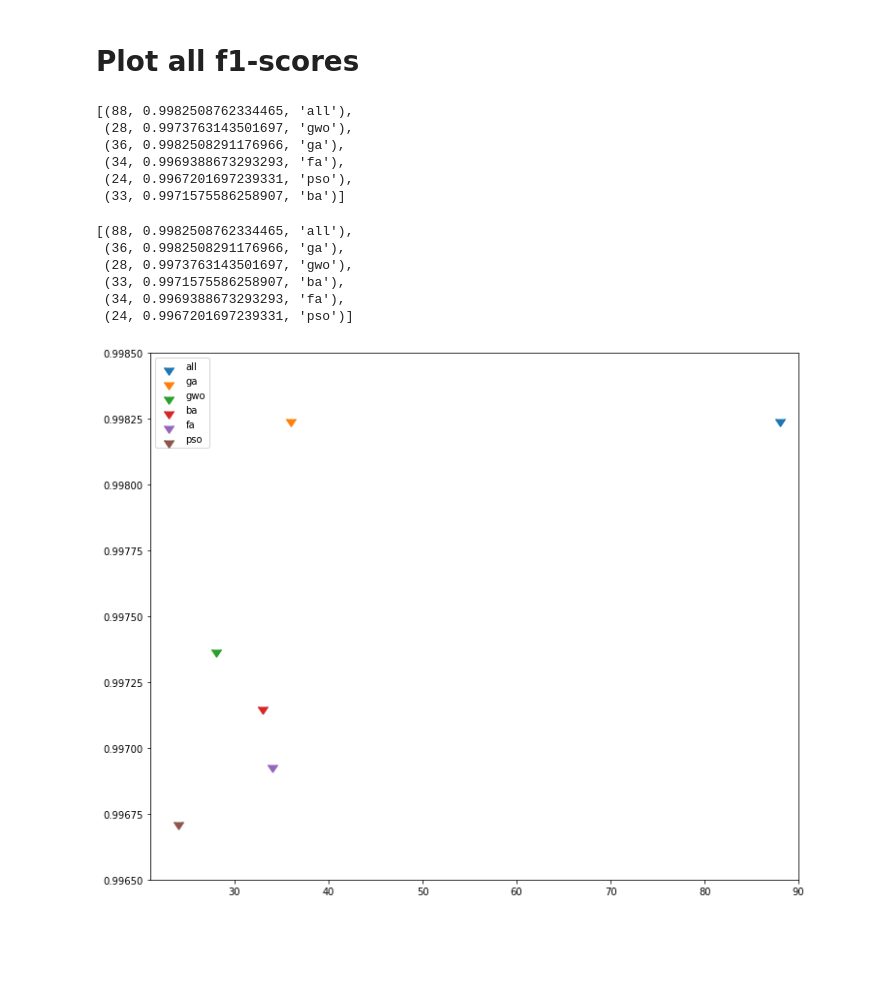
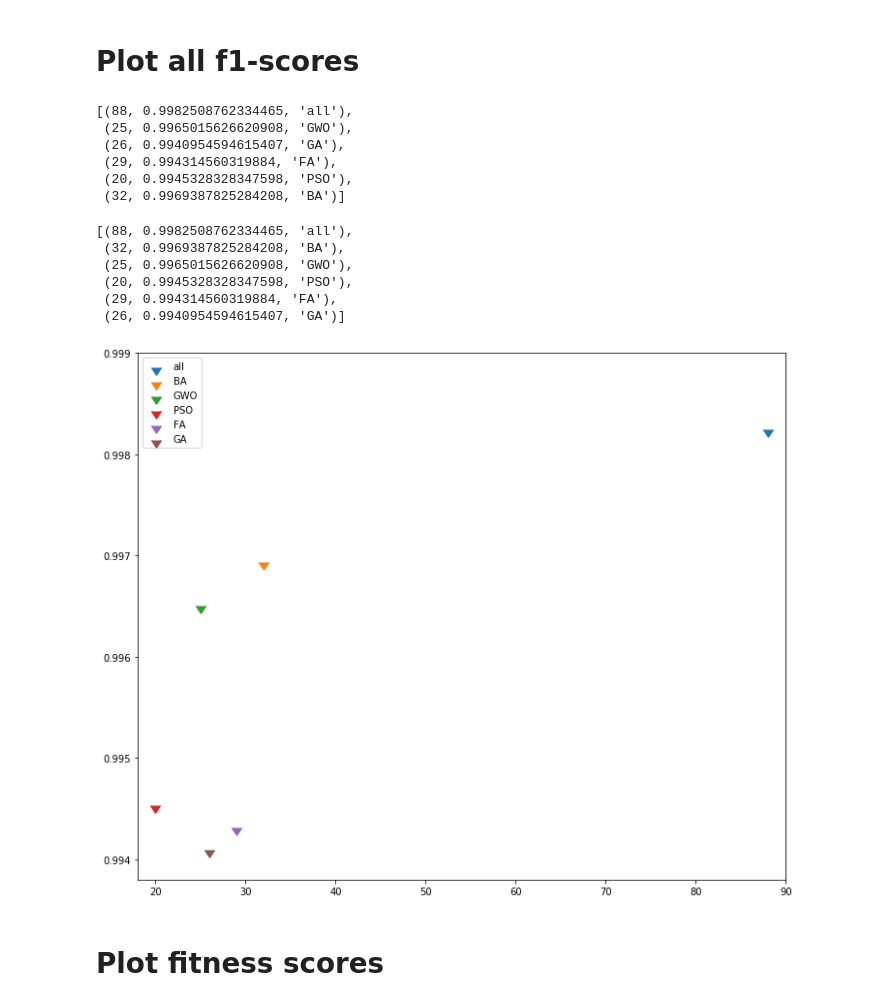
Before and after one commit to MichaelaBalazova/pripoc-projekt, a Jupyter notebook: jupyter_ntbks/pripoc-projekt-GWO-75gens.ipynb, the cells around one changed output. Saved outputs shown, nothing was run; the diff lists cells and outputs as text; code cells hidden in the pictures; blank space fills up the shorter version.

Commit message:
added new notebooks with gen expriments and removed experiments with different fitness function

```diff
--- a/jupyter_ntbks/pripoc-projekt-GWO-75gens.ipynb
+++ b/jupyter_ntbks/pripoc-projekt-GWO-75gens.ipynb
@@ -88,6 +103,6 @@ all_scores = []
 # %%
-num, f1 = get_f1macro_xgbclassif()
-all_scores.append((num, f1, 'all'))
-print(num, 'features, f1 =', f1)
+all_num, all_f1 = get_f1macro_xgbclassif()
+all_f1_scores.append((all_num, all_f1, 'all'))
+print(all_num, 'features, f1 =', all_f1)
 # %% [output]
 88 features, f1 = 0.9982508762334465
@@ -256,14 +268,15 @@ executed time = 522.994886636734 sec
 # ParticleSwarmOptimization
 # %%
 opti = FeatureSelectionOptimizer(optimizer = ParticleSwarmOptimization())
-fitness, number_columns, names_columns, indexes, exe_time = opti.run()
+PSO_fitness, PSO_number_columns, PSO_names_columns, PSO_indexes, PSO_exe_time = opti.run()
 
-num, f1 = get_f1macro_xgbclassif(X__train=X_train.iloc[:, indexes], X__test=X_test.iloc[:, indexes])
-all_scores.append((num, f1, 'pso'))
+PSO_num, PSO_f1 = get_f1macro_xgbclassif(X__train=X_train.iloc[:, PSO_indexes], X__test=X_test.iloc[:, PSO_indexes])
+all_f1_scores.append((PSO_num, PSO_f1, 'PSO'))
+all_fitness_scores.append((PSO_num, PSO_fitness, 'PSO'))
 
 print('---------------------------------------')
-print('BEST -->', number_columns, 'FEATURES - fitness =', fitness)
-print('executed time =', exe_time, 'sec')
+print('BEST -->', PSO_number_columns, 'FEATURES - fitness =', PSO_fitness)
+print('executed time =', PSO_exe_time, 'sec')
 print('---------------------------------------')
-print(num, 'features, f1 =', f1)
+print(PSO_num, 'features, f1 =', PSO_f1)
 # %% [output]
@@ -281,14 +294,15 @@ executed time = 472.8686010837555 sec
 # BatAlgorithm
 # %%
 opti = FeatureSelectionOptimizer(optimizer = BatAlgorithm())
-fitness, number_columns, names_columns, indexes, exe_time = opti.run()
+BA_fitness, BA_number_columns, BA_names_columns, BA_indexes, BA_exe_time = opti.run()
 
-num, f1 = get_f1macro_xgbclassif(X__train=X_train.iloc[:, indexes], X__test=X_test.iloc[:, indexes])
-all_scores.append((num, f1, 'ba'))
+BA_num, BA_f1 = get_f1macro_xgbclassif(X__train=X_train.iloc[:, BA_indexes], X__test=X_test.iloc[:, BA_indexes])
+all_f1_scores.append((BA_num, BA_f1, 'BA'))
+all_fitness_scores.append((BA_num, BA_fitness, 'BA'))
 
 print('---------------------------------------')
-print('BEST -->', number_columns, 'FEATURES - fitness =', fitness)
-print('executed time =', exe_time, 'sec')
+print('BEST -->', BA_number_columns, 'FEATURES - fitness =', BA_fitness)
+print('executed time =', BA_exe_time, 'sec')
 print('---------------------------------------')
-print(num, 'features, f1 =', f1)
+print(BA_num, 'features, f1 =', BA_f1)
 # %% [output]
@@ -305,30 +319,32 @@ executed time = 508.68726444244385 sec
 # %% [markdown]
 # Plot all f1-scores
-# %%
-all_scores
-# %% [output]
-[(88, 0.9982508762334465, 'all'),
- (28, 0.9973763143501697, 'gwo'),
- (36, 0.9982508291176966, 'ga'),
- (34, 0.9969388673293293, 'fa'),
- (24, 0.9967201697239331, 'pso'),
- (33, 0.9971575586258907, 'ba')]
+# %%
+all_f1_scores
+# %% [output]
+[(88, 0.9982508762334465, 'all'),
+ (25, 0.9965015626620908, 'GWO'),
+ (26, 0.9940954594615407, 'GA'),
+ (29, 0.994314560319884, 'FA'),
+ (20, 0.9945328328347598, 'PSO'),
+ (32, 0.9969387825284208, 'BA')]
 # %%
-all_scores_sorted_f1 = sorted(all_scores, key=lambda x: x[1], reverse=True)
-all_scores_sorted_f1
+all_f1_scores_sorted = sorted(all_f1_scores, key=lambda x: x[1], reverse=True)
+all_f1_scores_sorted
 # %% [output]
 [(88, 0.9982508762334465, 'all'),
- (36, 0.9982508291176966, 'ga'),
- (28, 0.9973763143501697, 'gwo'),
- (33, 0.9971575586258907, 'ba'),
- (34, 0.9969388673293293, 'fa'),
- (24, 0.9967201697239331, 'pso')]
+ (32, 0.9969387825284208, 'BA'),
+ (25, 0.9965015626620908, 'GWO'),
+ (20, 0.9945328328347598, 'PSO'),
+ (29, 0.994314560319884, 'FA'),
+ (26, 0.9940954594615407, 'GA')]
 # %%
 plt.rcParams["figure.figsize"] = (12,10)
-plt.axis([21, 90, 0.9965, 0.9985])
-for x, y, desc in all_scores_sorted_f1:
+plt.axis([18, 90, 0.9938, 0.9990])
+for x, y, desc in all_f1_scores_sorted:
     plt.scatter(x, y, label=desc, marker=11, s=100)
 plt.legend(loc='best')
 plt.show()
 # %% [output]
-[figure, old version]
+[figure, new version]
+# %% [markdown]
+# Plot fitness scores
```
Also changed, not shown: parts of 13 cells of this notebook, 5 other files.
